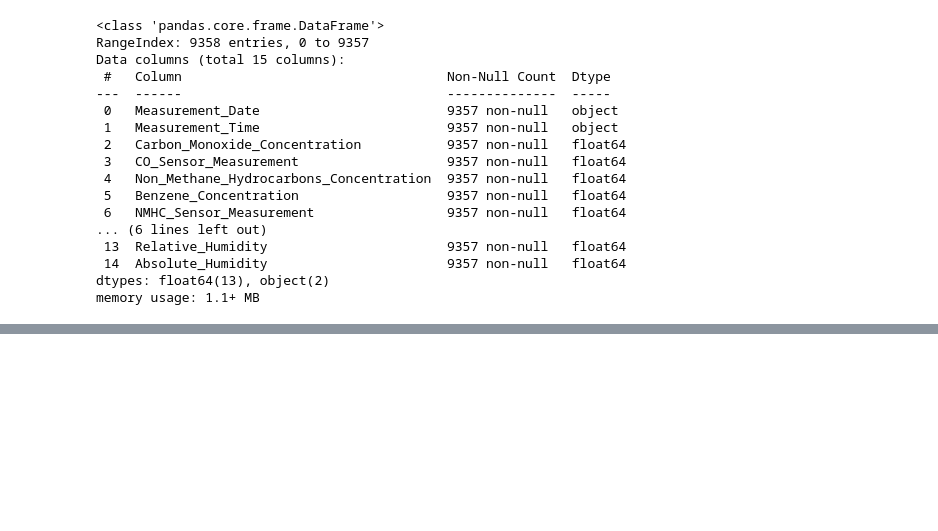
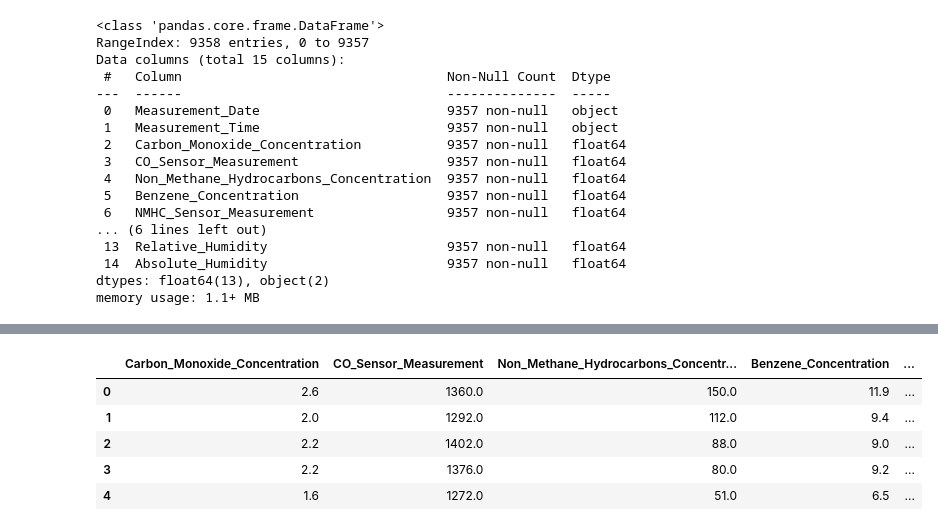
Before and after one commit to abeyyoseph/OtherProjects, a Jupyter notebook: AirQualityTimeSeriesForecasting/AirQualityPredictionLSTMvsGRU.ipynb, the cells around one changed output, grey strips where cells are left out. Cells and saved outputs as stored; diff of their text form; code cells hidden in the pictures; blank space fills up the shorter version.

```diff
--- a/AirQualityTimeSeriesForecasting/AirQualityPredictionLSTMvsGRU.ipynb
+++ b/AirQualityTimeSeriesForecasting/AirQualityPredictionLSTMvsGRU.ipynb
@@ -82,3 +82,22 @@ Data columns (total 15 columns):
  14  Absolute_Humidity                       9357 non-null   float64
 dtypes: float64(13), object(2)
 memory usage: 1.1+ MB
+# %%
+data['datetime'] = pd.to_datetime(data['Measurement_Date'] + ' ' + data['Measurement_Time'])
+# Extract time-based features
+data['hour'] = data['datetime'].dt.hour
+data['day_of_week'] = data['datetime'].dt.dayofweek  # Monday=0, Sunday=6
+data['month'] = data['datetime'].dt.month
+
+# Apply cyclical encoding
+data['hour_sin'] = np.sin(2 * np.pi * data['hour'] / 24)
+data['hour_cos'] = np.cos(2 * np.pi * data['hour'] / 24)
+
+data['dayofweek_sin'] = np.sin(2 * np.pi * data['day_of_week'] / 7)
+data['dayofweek_cos'] = np.cos(2 * np.pi * data['day_of_week'] / 7)
+
+data['month_sin'] = np.sin(2 * np.pi * data['month'] / 12)
+data['month_cos'] = np.cos(2 * np.pi * data['month'] / 12)
+
+# Drop columns not needed
+data.drop(columns=['Measurement_Date', 'Measurement_Time', 'datetime', 'hour', 'day_of_week', 'month'], inplace=True)
@@ -92,6 +131,18 @@ numerical_data.replace(-200, pd.NA, inplace=True)
 
 # Replace NaN values with the median of each column
 numerical_data.fillna(numerical_data.mean(), inplace=True)
+# %%
+# Apply log transform to target to better handle very large and small values
+numerical_data["Nitrogen_Dioxide_Concentration_log"] = np.log1p(numerical_data["Nitrogen_Dioxide_Concentration"])
+numerical_data.drop(columns=["Nitrogen_Dioxide_Concentration"], inplace=True)
+numerical_data.head()
+# %% [output]
+|  | Carbon_Monoxide_Concentration | CO_Sensor_Measurement | Non_Methane_Hydrocarbons_Concentr... | Benzene_Concentration | ... |
+| 0 | 2.6 | 1360.0 | 150.0 | 11.9 | ... |
+| 1 | 2.0 | 1292.0 | 112.0 | 9.4 | ... |
+| 2 | 2.2 | 1402.0 | 88.0 | 9.0 | ... |
+| 3 | 2.2 | 1376.0 | 80.0 | 9.2 | ... |
+| 4 | 1.6 | 1272.0 | 51.0 | 6.5 | ... |
 # %%
 # Define the GRU model
 class GRUModel(nn.Module):
```
Also changed, not shown: parts of 10 cells of this notebook, 3 other files.
